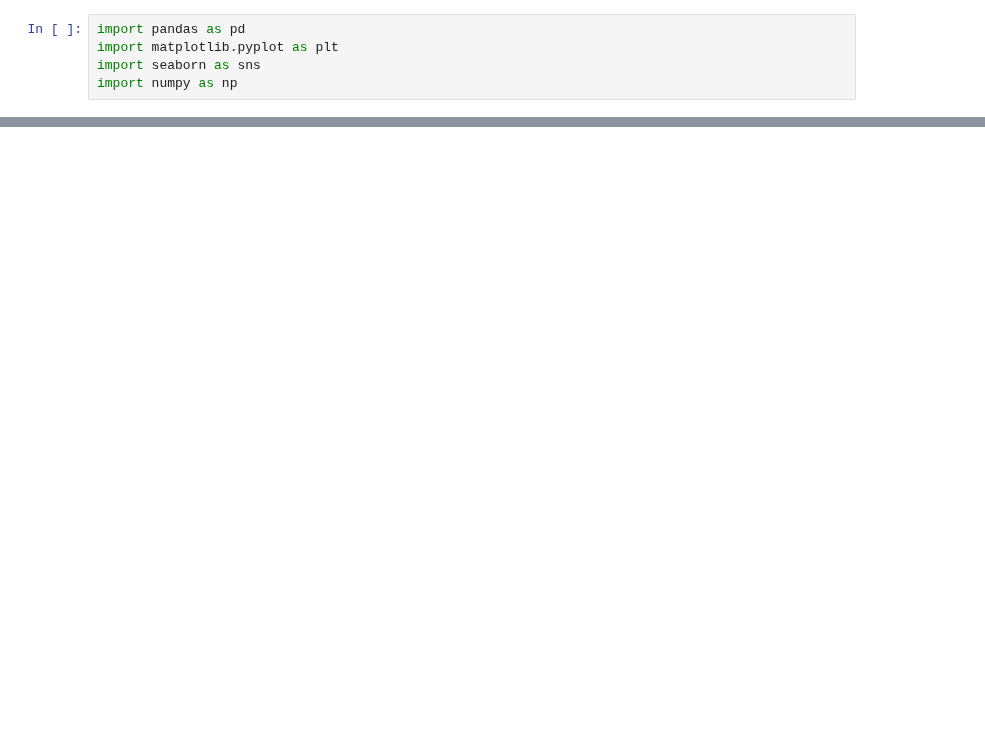
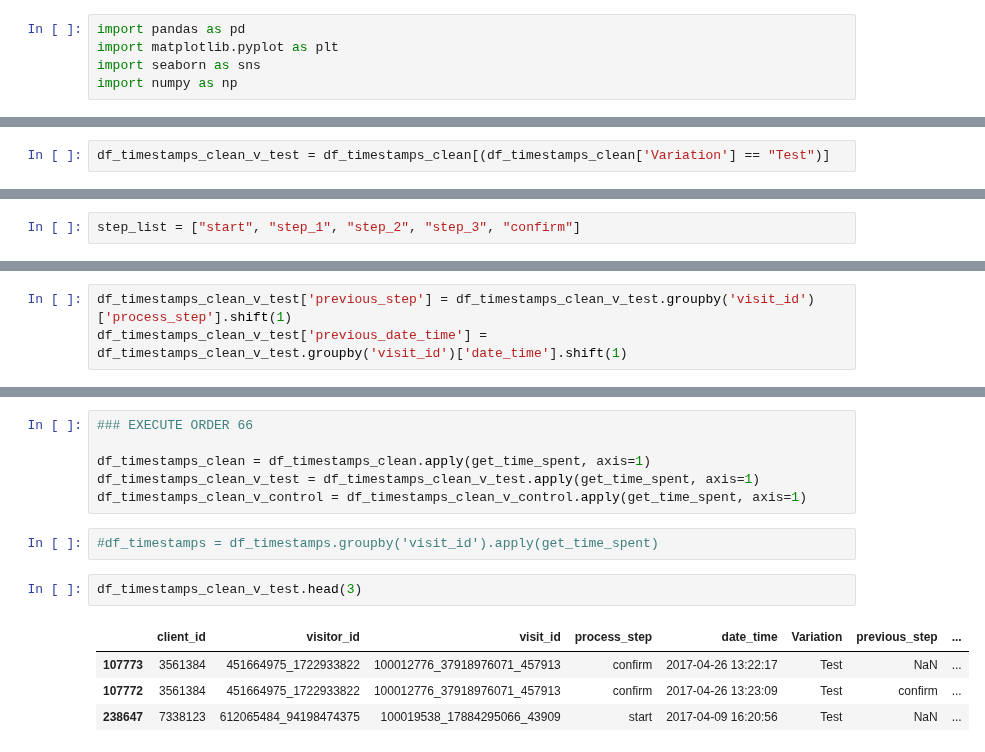
Before and after one commit to SunMax44/vanguard-ab-test, a Jupyter notebook: rafa_day3_script.ipynb, the cells around one changed output, grey strips where cells are left out. Saved outputs shown, nothing was run; the diff lists cells and outputs as text; blank space fills up the shorter version.

```diff
--- a/rafa_day3_script.ipynb
+++ b/rafa_day3_script.ipynb
@@ -27,0 +76,2 @@ df_final_web_data_cc
+# %%
+df_timestamps_clean_v_test = df_timestamps_clean[(df_timestamps_clean['Variation'] == "Test")]
@@ -27,0 +92,2 @@ df_final_web_data_cc
+# %%
+step_list = ["start", "step_1", "step_2", "step_3", "confirm"]
@@ -27,0 +117,3 @@ df_final_web_data_cc
+# %%
+df_timestamps_clean_v_test['previous_step'] = df_timestamps_clean_v_test.groupby('visit_id')['process_step'].shift(1)
+df_timestamps_clean_v_test['previous_date_time'] = df_timestamps_clean_v_test.groupby('visit_id')['date_time'].shift(1)
@@ -27,0 +184,15 @@ df_final_web_data_cc
+# %%
+### EXECUTE ORDER 66
+
+df_timestamps_clean = df_timestamps_clean.apply(get_time_spent, axis=1)
+df_timestamps_clean_v_test = df_timestamps_clean_v_test.apply(get_time_spent, axis=1)
+df_timestamps_clean_v_control = df_timestamps_clean_v_control.apply(get_time_spent, axis=1)
+# %%
+#df_timestamps = df_timestamps.groupby('visit_id').apply(get_time_spent)
+# %%
+df_timestamps_clean_v_test.head(3)
+# %% [output]
+|  | client_id | visitor_id | visit_id | process_step | date_time | Variation | previous_step | ... |
+| 107773 | 3561384 | 451664975_1722933822 | 100012776_37918976071_457913 | confirm | 2017-04-26 13:22:17 | Test | NaN | ... |
+| 107772 | 3561384 | 451664975_1722933822 | 100012776_37918976071_457913 | confirm | 2017-04-26 13:23:09 | Test | confirm | ... |
+| 238647 | 7338123 | 612065484_94198474375 | 100019538_17884295066_43909 | start | 2017-04-09 16:20:56 | Test | NaN | ... |
```
Also changed, not shown: parts of 32 cells of this notebook, 1 other file.
